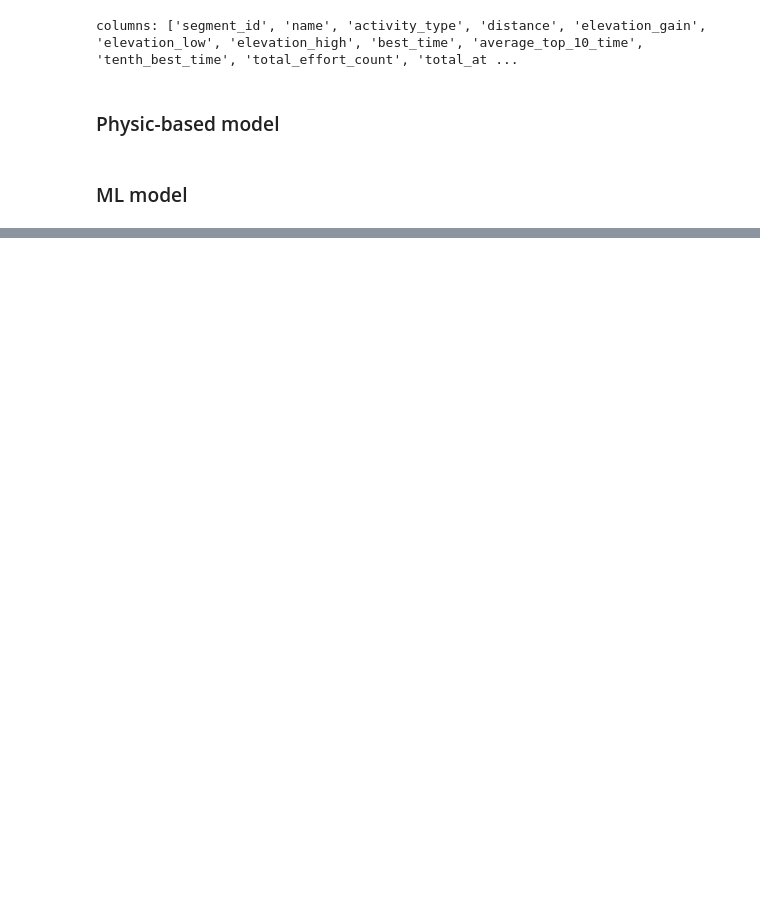
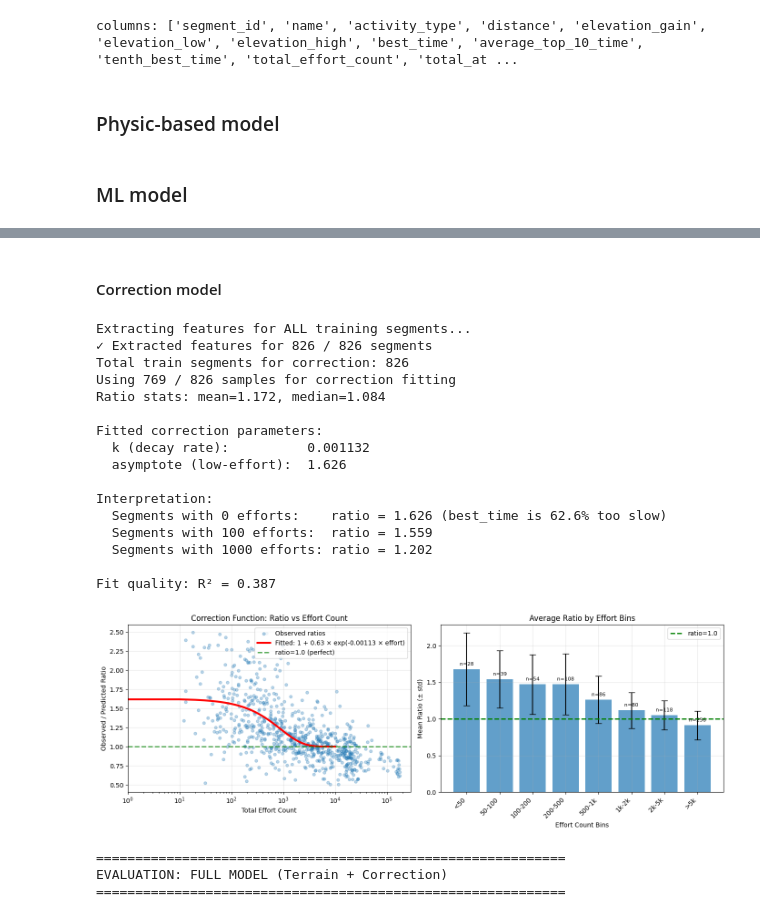
Before and after one commit to corentintriboulet/Trail-Technicality-Classifier, a Jupyter notebook: notebooks/06_theorical_best_time.ipynb, the cells around one changed output, grey strips where cells are left out. Drawn from its saved outputs; the diff is of its cells as text; code cells hidden in the pictures; blank space fills up the shorter version.

```diff
--- a/notebooks/06_theorical_best_time.ipynb
+++ b/notebooks/06_theorical_best_time.ipynb
@@ -284,0 +593,2 @@ def extract_features_from_segment(segment_row, segment_id, max_sections=50):
+# %% [markdown]
+#### Correction model
@@ -284,0 +738,35 @@ def extract_features_from_segment(segment_row, segment_id, max_sections=50):
+# %%
+# Préparer les données pour la correction
+# On a besoin de TOUS les segments du Train set (pas juste high-effort)
+print("\nExtracting features for ALL training segments...")
+X_all_train_ride, valid_idx_all_train = extract_features_for_dataframe(Train_ride, sections_dict)
+y_all_train_ride = Train_ride.loc[valid_idx_all_train, 'best_time'].values
+effort_all_train_ride = Train_ride.loc[valid_idx_all_train, 'total_effort_count'].values
+
+print(f"Total train segments for correction: {len(X_all_train_ride)}")
+
+# Fitter la correction
+correction_params_ride = fit_correction_model(
+    model_ride,
+    X_all_train_ride,
+    y_all_train_ride,
+    effort_all_train_ride
+)
+# %% [output]
+Extracting features for ALL training segments...
+✓ Extracted features for 826 / 826 segments
+Total train segments for correction: 826
+Using 769 / 826 samples for correction fitting
+Ratio stats: mean=1.172, median=1.084
+
+Fitted correction parameters:
+  k (decay rate):          0.001132
+  asymptote (low-effort):  1.626
+
+Interpretation:
+  Segments with 0 efforts:    ratio = 1.626 (best_time is 62.6% too slow)
+  Segments with 100 efforts:  ratio = 1.559
+  Segments with 1000 efforts: ratio = 1.202
+
+Fit quality: R² = 0.387
+[figure, added]
@@ -284,0 +804,16 @@ def extract_features_from_segment(segment_row, segment_id, max_sections=50):
+# %%
+print("\n" + "="*60)
+print("EVALUATION: FULL MODEL (Terrain + Correction)")
+print("="*60)
+
+# Prédire sur validation avec correction
+y_pred_val_corrected = predict_theoretical_time(
+    model_ride,
+    X_val_ride,
+    effort_val_ride.values,
+    correction_params_ride
+)
+# %% [output]
+============================================================
+EVALUATION: FULL MODEL (Terrain + Correction)
+============================================================
```
Also changed, not shown: parts of 39 cells of this notebook, 2 other files.
